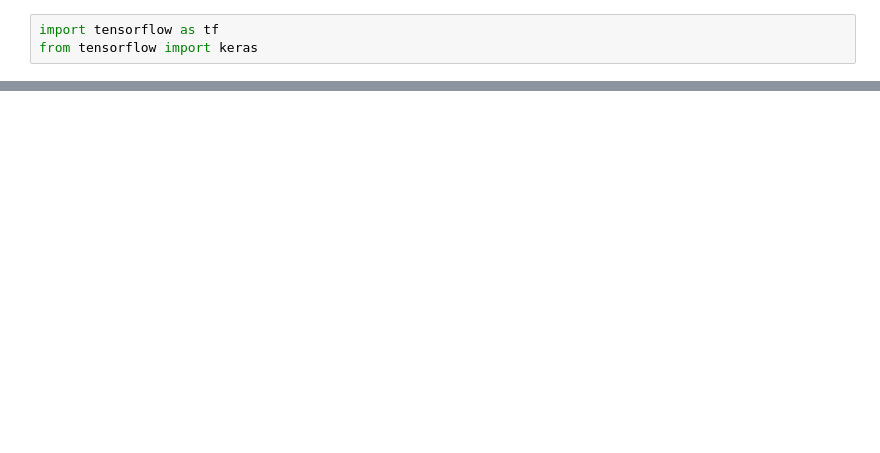
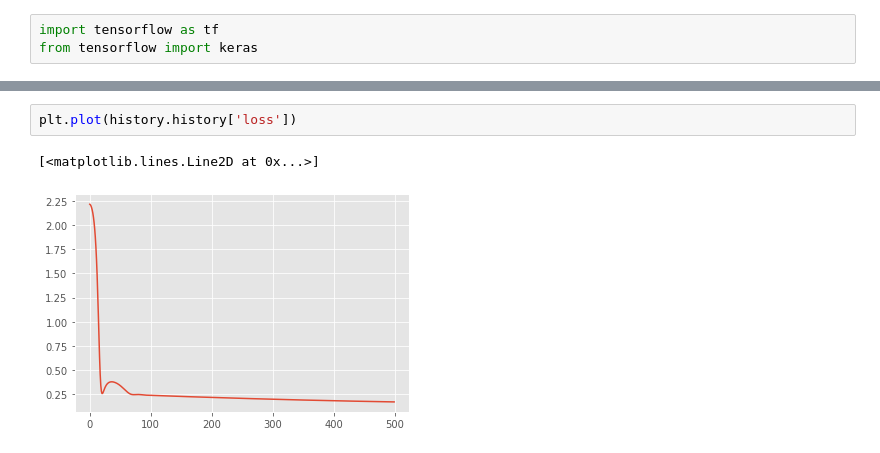
Before and after one commit to vlnraf/WaveGrad, a Jupyter notebook: test_NeuralNetwork.ipynb, the cells around one changed output, grey strips where cells are left out. Cells and saved outputs as stored; diff of their text form; blank space fills up the shorter version.

```diff
--- a/test_NeuralNetwork.ipynb
+++ b/test_NeuralNetwork.ipynb
@@ -118,0 +123,5 @@ plt.imshow(model.layers[0].get_weights()[0])
+# %%
+plt.plot(history.history['loss'])
+# %% [output]
+[<matplotlib.lines.Line2D at 0x...>]
+[figure, added]
```
Also changed, not shown: parts of 13 cells of this notebook, 4 other files.
